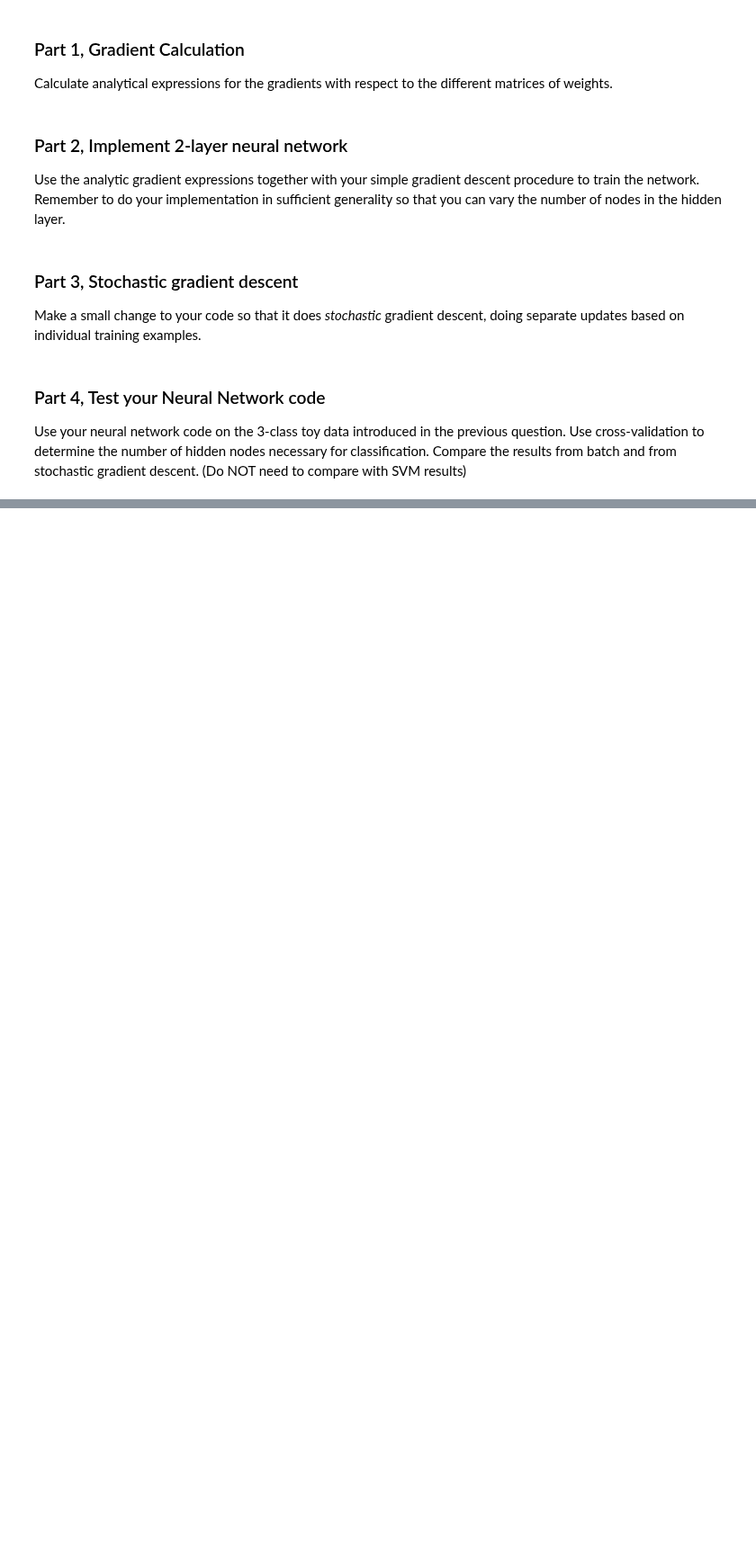
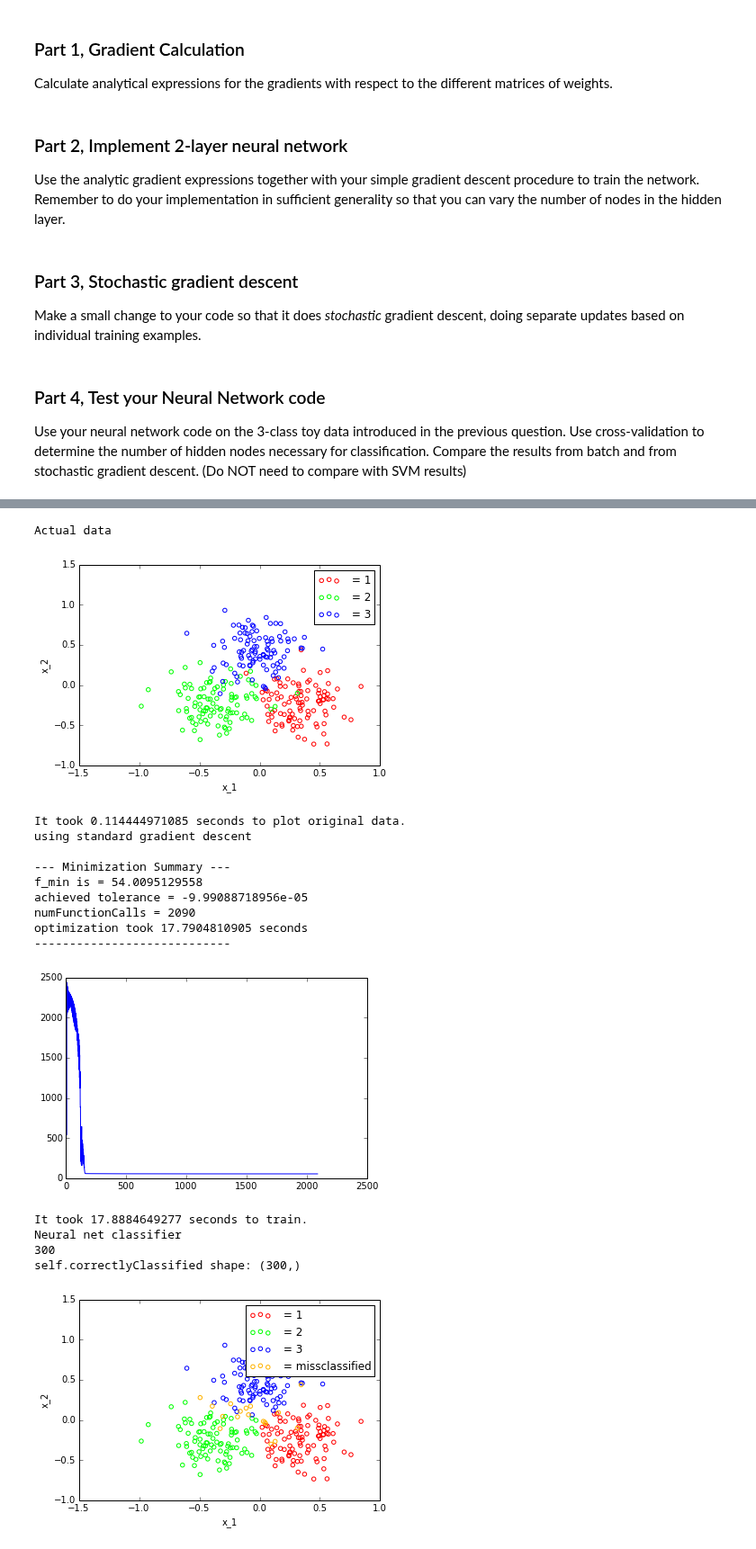
Before and after one commit to peteflorence/Machine-Learning-6.867-homework, a Jupyter notebook: hw3/prob_2_firstpart.ipynb, the cells around one changed output, grey strips where cells are left out. Shown at 90% size. Cells and saved outputs as stored; diff of their text form; code cells hidden in the pictures; blank space fills up the shorter version.

```diff
--- a/hw3/prob_2_firstpart.ipynb
+++ b/hw3/prob_2_firstpart.ipynb
@@ -398,0 +305,22 @@ Training time vs. M (number of hidden nodes)
+# %%
+nn.train()
+nn.test()
+nn.validate()
+# %% [output]
+Actual data
+[figure, added]
+It took 0.114444971085 seconds to plot original data.
+using standard gradient descent
+
+--- Minimization Summary ---
+f_min is = 54.0095129558
+achieved tolerance = -9.99088718956e-05
+numFunctionCalls = 2090
+optimization took 17.7904810905 seconds
+----------------------------
+[figure, added]
+It took 17.8884649277 seconds to train.
+Neural net classifier
+300
+self.correctlyClassified shape: (300,)
+[figure, added]
```
Also changed, not shown: parts of 20 cells of this notebook.
